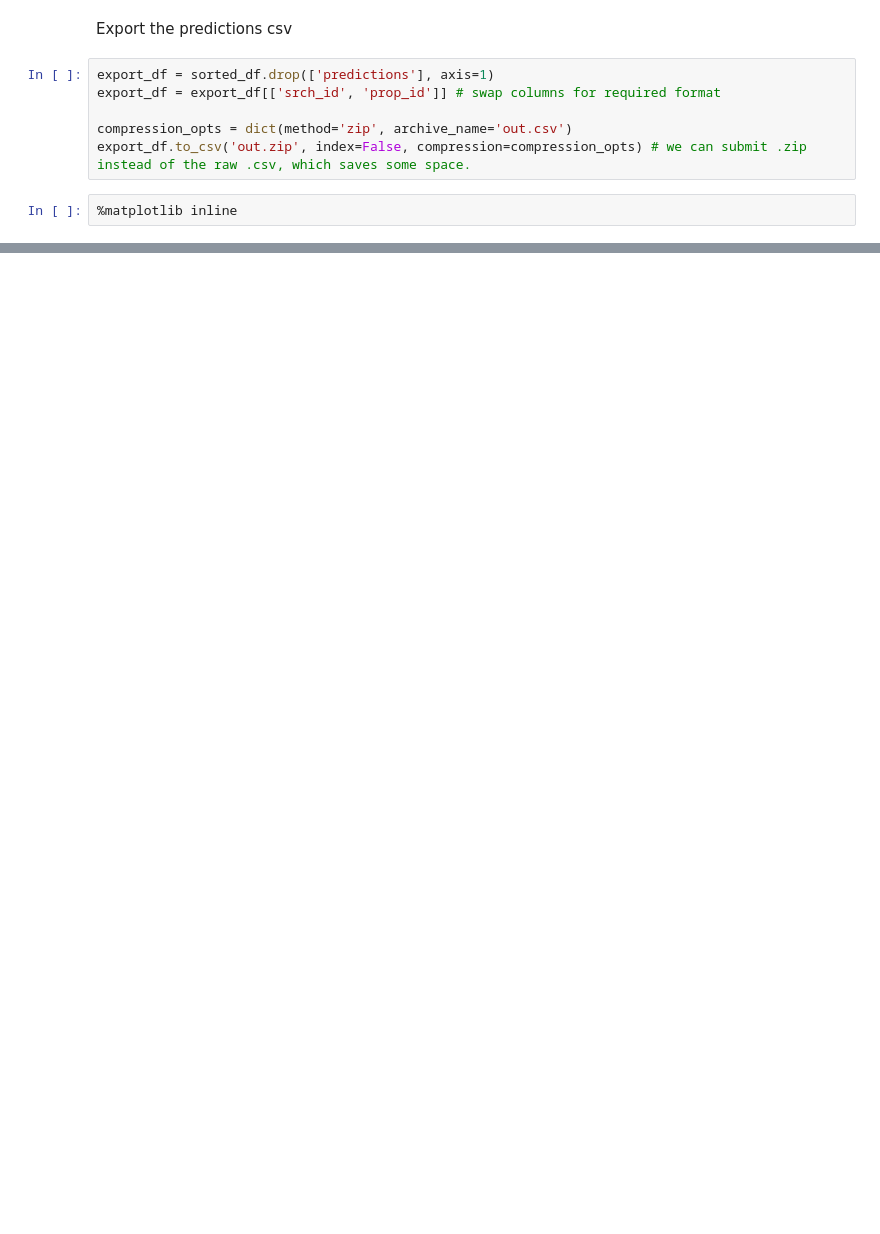
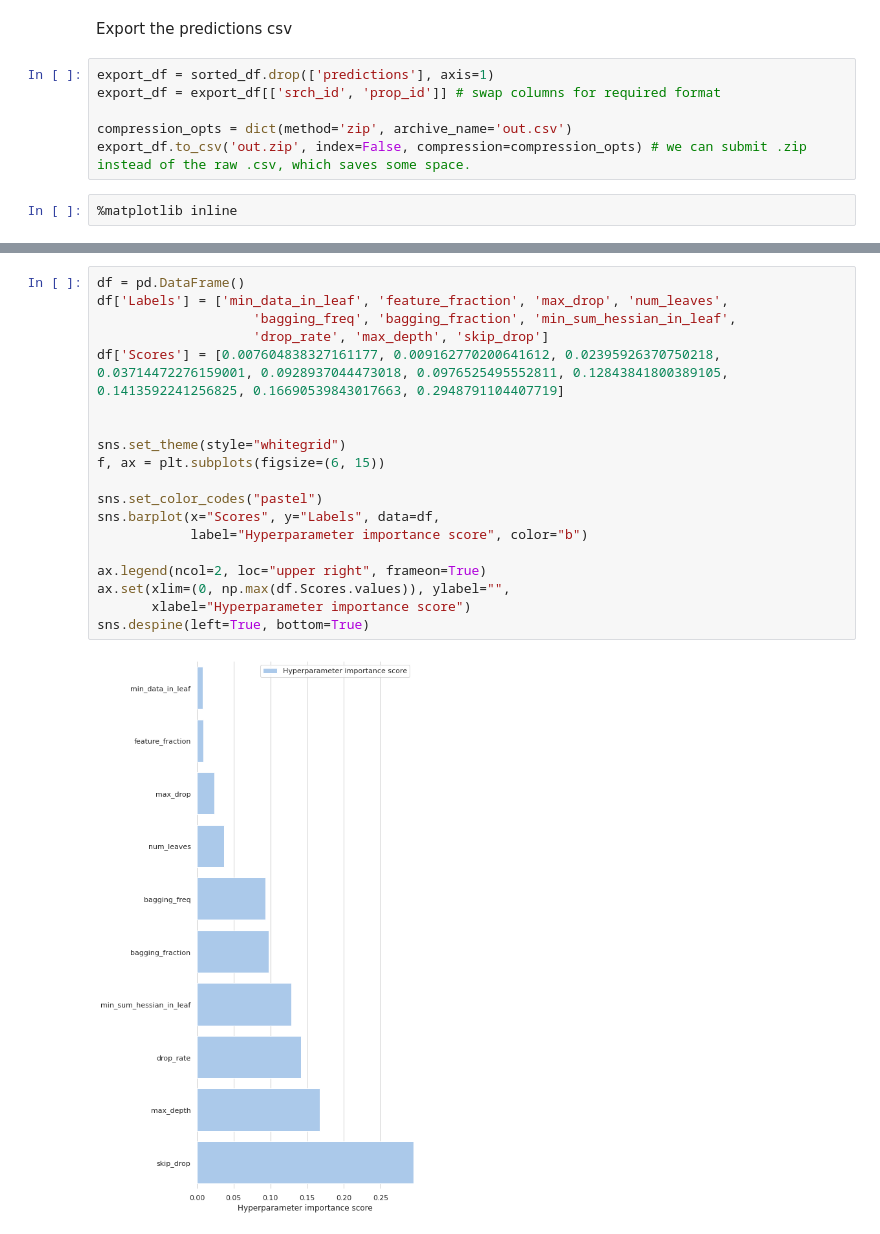
Before and after one commit to JoshuaSeth/DM_project_2, a Jupyter notebook: models/LightGBM_model.ipynb, the cells around one changed output, grey strips where cells are left out. Drawn from its saved outputs; the diff is of its cells as text; blank space fills up the shorter version.

```diff
--- a/models/LightGBM_model.ipynb
+++ b/models/LightGBM_model.ipynb
@@ -312,0 +551,21 @@ fig.set_size_inches(20,20)
+# %%
+df = pd.DataFrame()
+df['Labels'] = ['min_data_in_leaf', 'feature_fraction', 'max_drop', 'num_leaves',
+                    'bagging_freq', 'bagging_fraction', 'min_sum_hessian_in_leaf',
+                    'drop_rate', 'max_depth', 'skip_drop']
+df['Scores'] = [0.007604838327161177, 0.009162770200641612, 0.02395926370750218, 0.03714472276159001, 0.0928937044473018, 0.0976525495552811, 0.12843841800389105, 0.1413592241256825, 0.16690539843017663, 0.2948791104407719]
+
+
+sns.set_theme(style="whitegrid")
+f, ax = plt.subplots(figsize=(6, 15))
+
+sns.set_color_codes("pastel")
+sns.barplot(x="Scores", y="Labels", data=df,
+            label="Hyperparameter importance score", color="b")
+
+ax.legend(ncol=2, loc="upper right", frameon=True)
+ax.set(xlim=(0, np.max(df.Scores.values)), ylabel="",
+       xlabel="Hyperparameter importance score")
+sns.despine(left=True, bottom=True)
+# %% [output]
+[figure, added]
```
Also changed, not shown: parts of 33 cells of this notebook.
